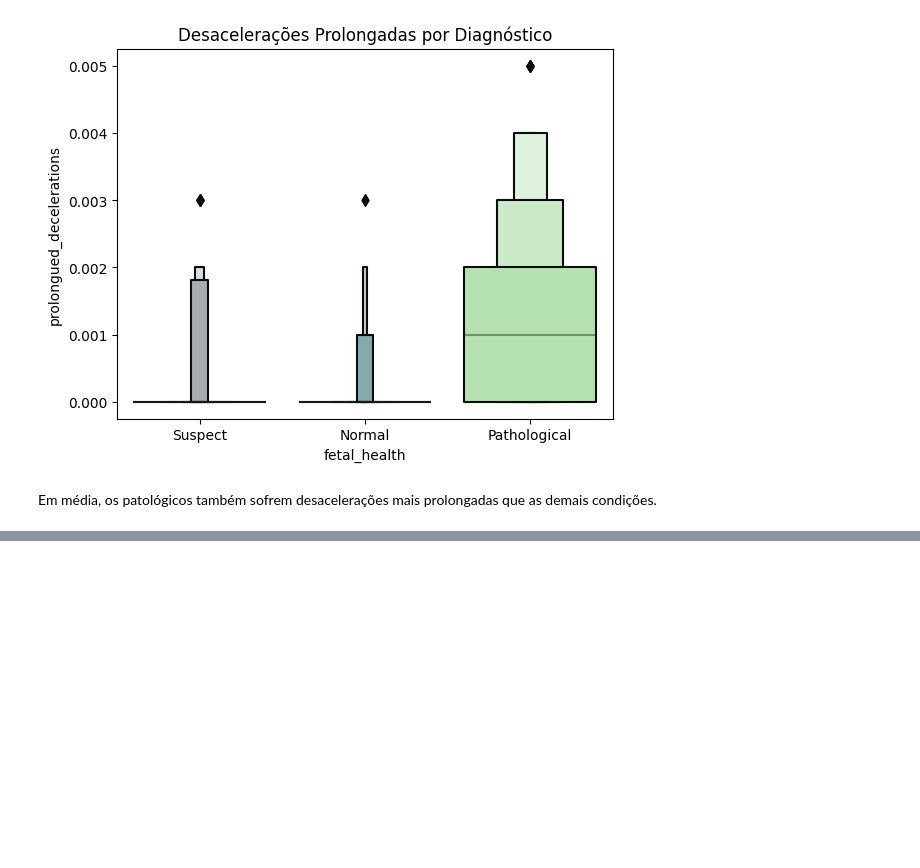
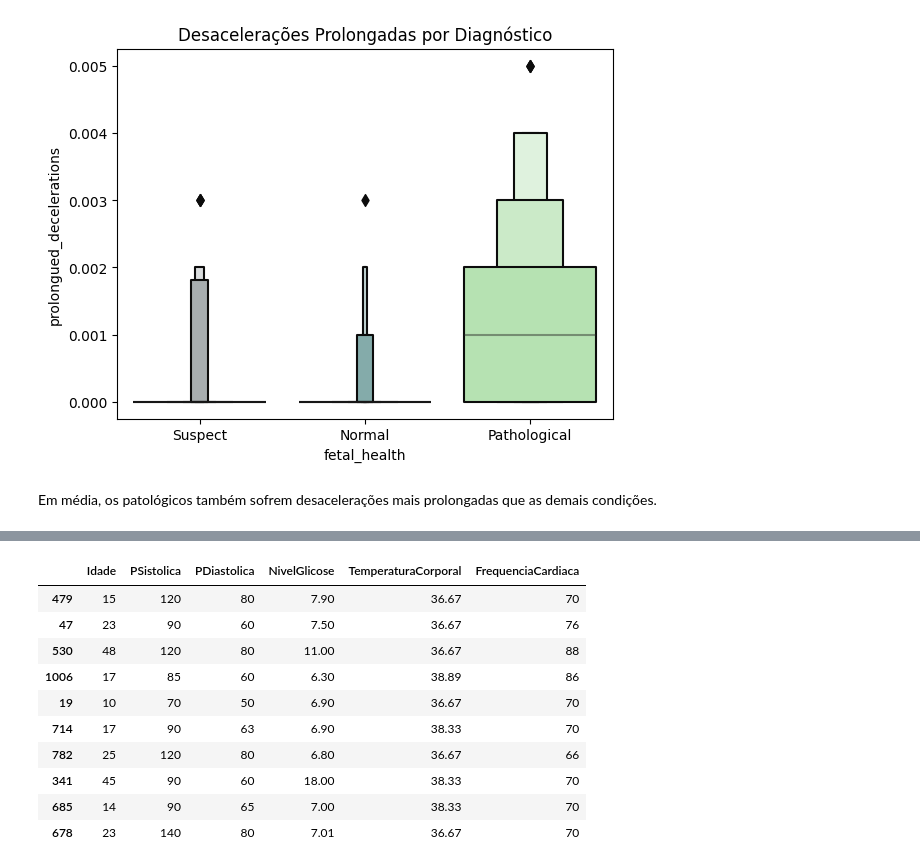
Before and after one commit to Curesharp/curesharp-datascience, a Jupyter notebook: analiseexploratoria.ipynb, the cells around one changed output, grey strips where cells are left out. Saved outputs shown, nothing was run; the diff lists cells and outputs as text; code cells hidden in the pictures; blank space fills up the shorter version.

```diff
--- a/analiseexploratoria.ipynb
+++ b/analiseexploratoria.ipynb
@@ -279,0 +351,25 @@ Em média, os patológicos também sofrem desacelerações mais prolongadas que
+# %%
+# Aplicando no DataFrame original
+maternal_health = maternal_health.drop(maternal_health.index[maternal_health.FrequenciaCardiaca == 7])
+
+# Separando entradas da saída
+x = maternal_health.drop(columns='NivelRisco')
+y = maternal_health['NivelRisco']
+
+# Conjunto de treinamento e conjunto de teste
+x_train, x_test, y_train, y_test = train_test_split(x, y, test_size = 0.2, random_state = 1)
+
+# Input
+x_train.head(10)
+# %% [output]
+|  | Idade | PSistolica | PDiastolica | NivelGlicose | TemperaturaCorporal | FrequenciaCardiaca |
+| 479 | 15 | 120 | 80 | 7.90 | 36.67 | 70 |
+| 47 | 23 | 90 | 60 | 7.50 | 36.67 | 76 |
+| 530 | 48 | 120 | 80 | 11.00 | 36.67 | 88 |
+| 1006 | 17 | 85 | 60 | 6.30 | 38.89 | 86 |
+| 19 | 10 | 70 | 50 | 6.90 | 36.67 | 70 |
+| 714 | 17 | 90 | 63 | 6.90 | 38.33 | 70 |
+| 782 | 25 | 120 | 80 | 6.80 | 36.67 | 66 |
+| 341 | 45 | 90 | 60 | 18.00 | 38.33 | 70 |
+| 685 | 14 | 90 | 65 | 7.00 | 38.33 | 70 |
+| 678 | 23 | 140 | 80 | 7.01 | 36.67 | 70 |
```
Also changed, not shown: parts of 23 cells of this notebook.
